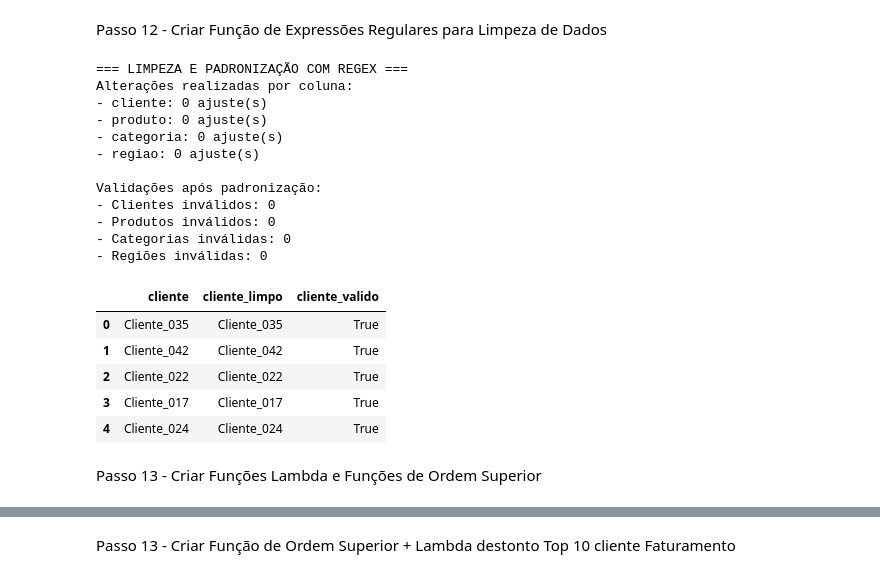
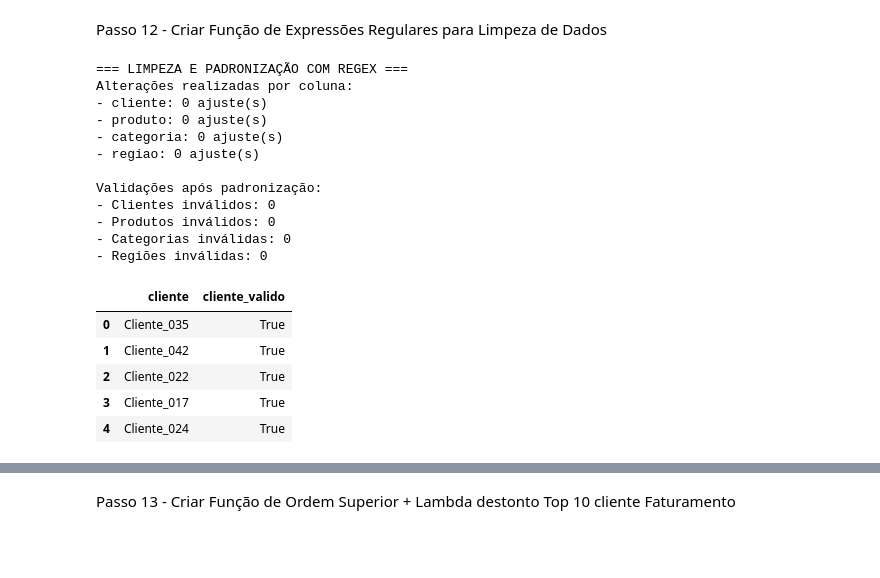
Before and after one commit to renatosadriano-debug/Analise-de-Vendas---salesinsight-py, a Jupyter notebook: salesinsight.ipynb, the cells around one changed output, grey strips where cells are left out. Saved outputs shown, nothing was run; the diff lists cells and outputs as text; code cells hidden in the pictures; blank space fills up the shorter version.

```diff
--- a/salesinsight.ipynb
+++ b/salesinsight.ipynb
@@ -906,25 +916,23 @@ def limpar_strings_com_regex(df):
 # %%
 df_limpo = limpar_strings_com_regex(df_limpo)
 
-display(df_limpo[["cliente", "cliente_limpo", "cliente_valido"]].head())
+display(df_limpo[["cliente", "cliente_valido"]].head())
 # %% [output]
 === LIMPEZA E PADRONIZAÇÃO COM REGEX ===
 Alterações realizadas por coluna:
 - cliente: 0 ajuste(s)
 - produto: 0 ajuste(s)
 - categoria: 0 ajuste(s)
 - regiao: 0 ajuste(s)
 
 Validações após padronização:
 - Clientes inválidos: 0
 - Produtos inválidos: 0
 - Categorias inválidas: 0
 - Regiões inválidas: 0
-|  | cliente | cliente_limpo | cliente_valido |
-| 0 | Cliente_035 | Cliente_035 | True |
-| 1 | Cliente_042 | Cliente_042 | True |
-| 2 | Cliente_022 | Cliente_022 | True |
-| 3 | Cliente_017 | Cliente_017 | True |
-| 4 | Cliente_024 | Cliente_024 | True |
+|  | cliente | cliente_valido |
+| 0 | Cliente_035 | True |
+| 1 | Cliente_042 | True |
+| 2 | Cliente_022 | True |
+| 3 | Cliente_017 | True |
+| 4 | Cliente_024 | True |
-# %% [markdown]
-Passo 13 - Criar Funções Lambda e Funções de Ordem Superior
```
Also changed, not shown: parts of 18 cells of this notebook, 1 other file.
